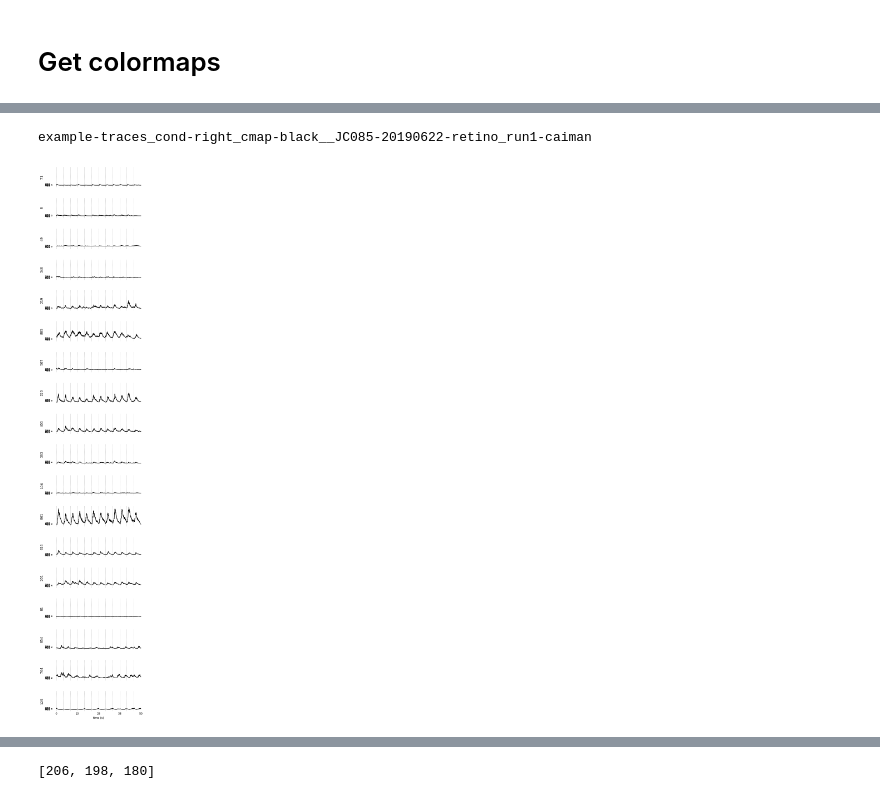
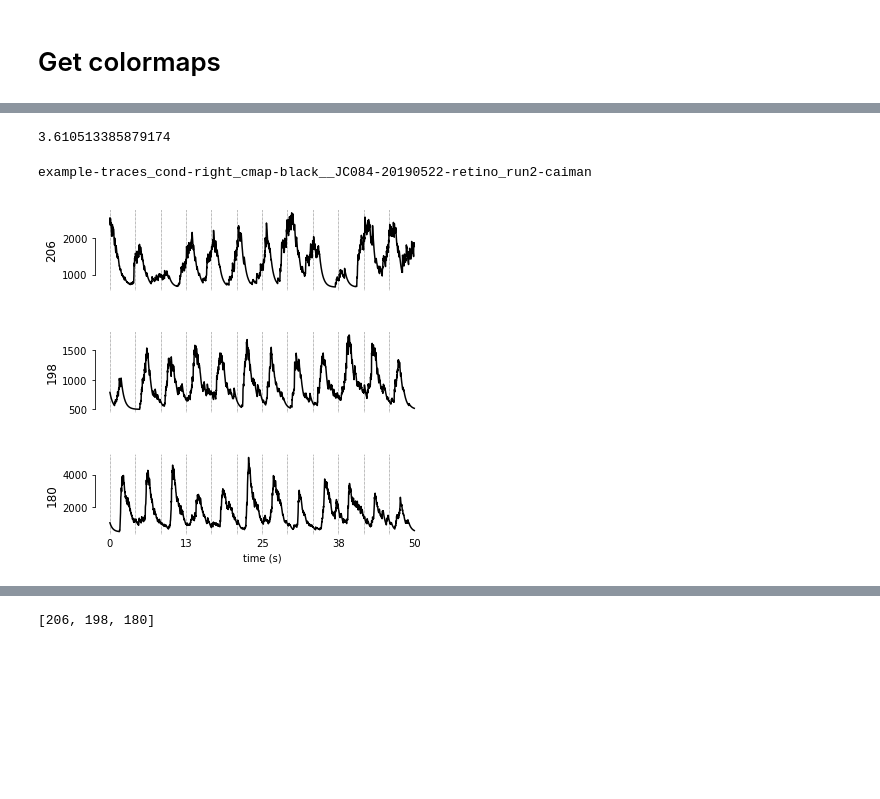
Before and after one commit to julianarhee/2p-pipeline, a Jupyter notebook: pipeline/python/classifications/notebooks/visualize_retinotopy_repsonses.ipynb, the cells around one changed output, grey strips where cells are left out. Cells and saved outputs as stored; diff of their text form; code cells hidden in the pictures; blank space fills up the shorter version.

Commit message:
replot figures for nice, add dark mode

```diff
--- a/pipeline/python/classifications/notebooks/visualize_retinotopy_repsonses.ipynb
+++ b/pipeline/python/classifications/notebooks/visualize_retinotopy_repsonses.ipynb
@@ -233,6 +234,8 @@ print(flat_rois)
 active_cells = [i for i in range(ncomps) if i not in flat_rois]
 print("N active cells:", len(active_cells))
 
+dims = (512, 512)
+
 # Format masks
 masks = []
 for rid in active_cells:
@@ -259,7 +262,7 @@ pl.imshow(masks.sum(axis=0))
 # if not os.path.exists(output_dir):
 #     os.makedirs(output_dir)
 
-output_dir = '/n/coxfs01/julianarhee/aggregate-visual-areas/retinotopy/caiman_examples'
+output_dir = '/n/coxfs01/julianarhee/aggregate-visual-areas/retinotopy/caiman_examples/movies'
 if not os.path.exists(output_dir):
     os.makedirs(output_dir)
 # %%
@@ -339,7 +343,7 @@ prefix
 # %% [markdown]
 ###### Look at 1 cell
 # %%
-rid = 861 #max_mod_ix
+rid = 198 #max_mod_ix
 curr_cond = 'right' #max_mod_condn
 
 fig = pl.figure(constrained_layout=True, figsize=(20,6))
@@ -469,6 +473,6 @@ for roi in roi_list:
 # %%
 #roi_list = [206, 152, 180, 198]
-#roi_list = [206, 198, 180]
+roi_list = [206, 198, 180]
 #roi_list = [219, 220, 861] # sorted_mags[0:3]
 print(roi_list)
 # %% [output]
@@ -551,25 +537,29 @@ pl.colorbar()
+# %%
+mask_overlay.max()
+# %% [output]
+3.610513385879174
 # %%
 xticks = np.linspace(0, n_frames, 5)
 xticklabels = [round(float(f)/fr) for f in xticks]
 # %%
 skey = '-'.join([animalid, session, run_label, 'caiman'])
 
-fig, axes = pl.subplots(len(roi_list), 1, figsize=(6,len(roi_list)*2), sharex=True, sharey=True)
+fig, axes = pl.subplots(len(roi_list), 1, figsize=(6,len(roi_list)*2), sharex=True, sharey=False)
 for ri, (ax, rid) in enumerate(zip(axes, roi_list)):
     ax.plot(traces[curr_cond][rid], color='k')
     ax.set_xticks(xticks)
     ax.set_xticklabels(xticklabels)
     sns.despine(ax=ax, trim=True, bottom=True)
     for cyc in cycle_starts:
         ax.axvline(x=cyc, linestyle=':', color='k', lw=0.5)
     ax.tick_params(which='both', axis='x', length=0)
     ax.set_ylabel(rid, fontsize=12)
 
 ax.set_xlabel('time (s)')
 pl.subplots_adjust(hspace=0.5)
 figname = 'example-traces_cond-%s_cmap-%s__%s' % (curr_cond, 'black', skey)
 pl.savefig(os.path.join(output_dir, '%s.png' % figname))
 print(figname)
 # %% [output]
-example-traces_cond-right_cmap-black__JC085-20190622-retino_run1-caiman
+example-traces_cond-right_cmap-black__JC084-20190522-retino_run2-caiman
-[figure, old version]
+[figure, new version]
```
Also changed, not shown: parts of 64 cells of this notebook, 1 other file.
